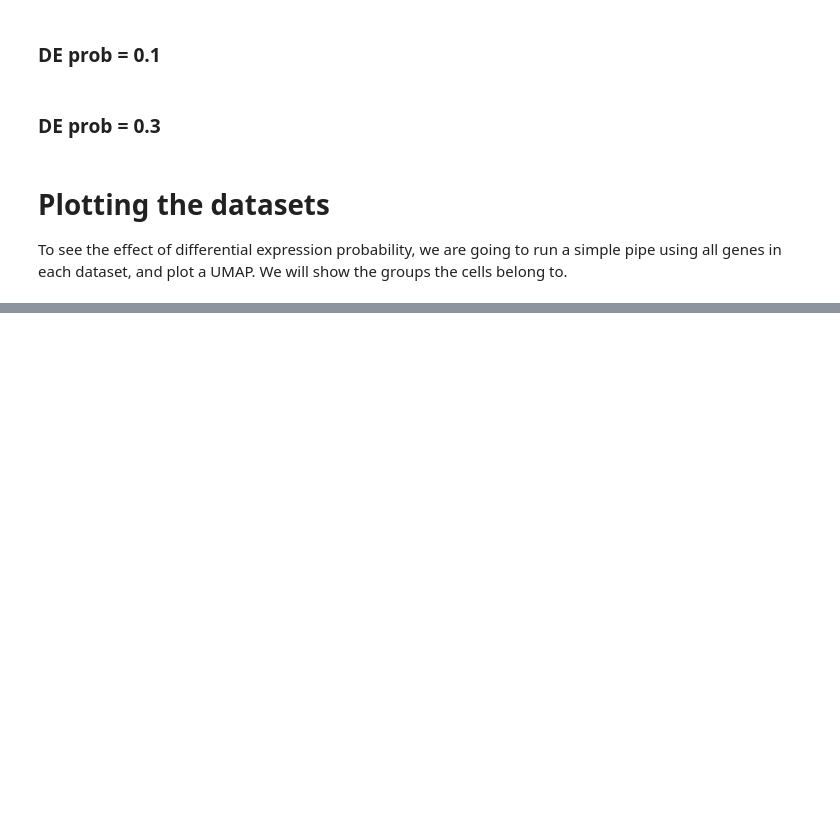
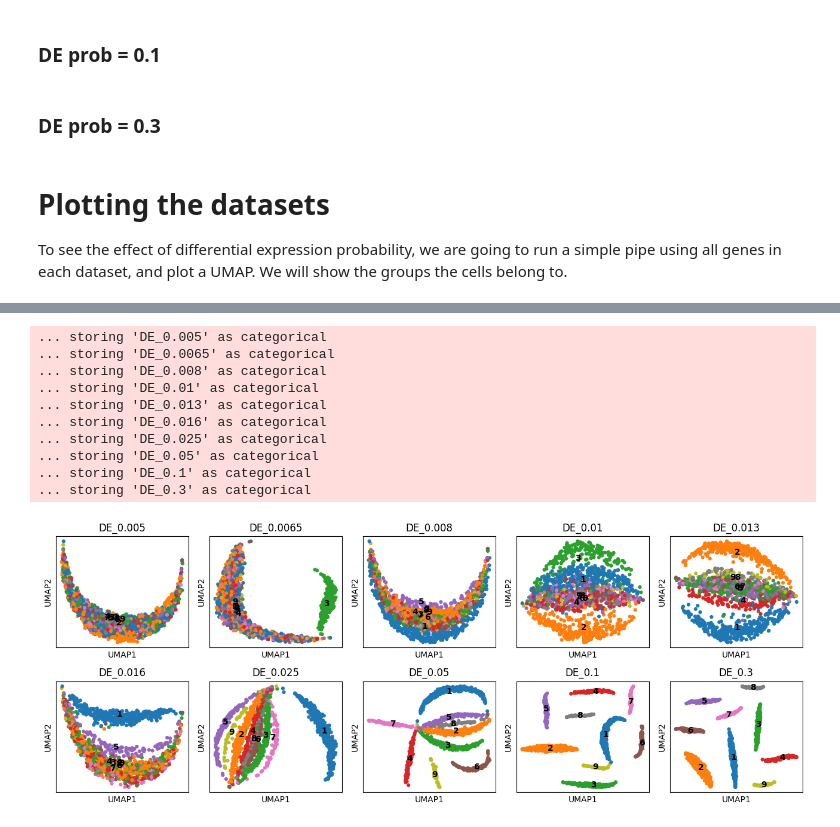
Before and after one commit to alexmascension/triku, a Jupyter notebook: notebooks/2_Generation_of_artificial_datasets.ipynb, the cells around one changed output, grey strips where cells are left out. Cells and saved outputs as stored; diff of their text form; code cells hidden in the pictures; blank space fills up the shorter version.

Commit message:
plot all DEs

```diff
--- a/notebooks/2_Generation_of_artificial_datasets.ipynb
+++ b/notebooks/2_Generation_of_artificial_datasets.ipynb
@@ -233,3 +265,32 @@ for de in [0.005, 0.0065, 0.008, 0.01, 0.013, 0.016, 0.025, 0.05, 0.1, 0.3]:
+# %%
+import matplotlib as mpl
+mpl.rcParams.update(mpl.rcParamsDefault)
+# %%
+fig, axs = plt.subplots(2, 5, figsize=(13, 5))
+
+list_DEs = [0.005, 0.0065, 0.008, 0.01, 0.013, 0.016, 0.025, 0.05, 0.1, 0.3]
+
+for i in range(len(list_adatas)):
+    ax = axs.ravel()[i]
+    adata = list_adatas[i].copy()
+    sc.pp.subsample(adata, 0.15)
+    adata.obs[f'DE_{list_DEs[i]}'] = [i.replace('Group', '') for i in adata.obs['Group']]
+    sc.pl.umap(adata, color=[f'DE_{list_DEs[i]}'], legend_loc='on data', ax=ax, show=False)
+
+plt.tight_layout()
+plt.savefig(os.getcwd() + '/figures/scatter_datasets.pdf', bbox_inches='tight')
+# %% [output]
+... storing 'DE_0.005' as categorical
+... storing 'DE_0.0065' as categorical
+... storing 'DE_0.008' as categorical
+... storing 'DE_0.01' as categorical
+... storing 'DE_0.013' as categorical
+... storing 'DE_0.016' as categorical
+... storing 'DE_0.025' as categorical
+... storing 'DE_0.05' as categorical
+... storing 'DE_0.1' as categorical
+... storing 'DE_0.3' as categorical
+[figure, added]
 # %%
 for adata in list_adatas:
     adata.obs['groupn'] = [i.replace('Group', '') for i in adata.obs['Group']]
```
Also changed, not shown: parts of 4 cells of this notebook.
